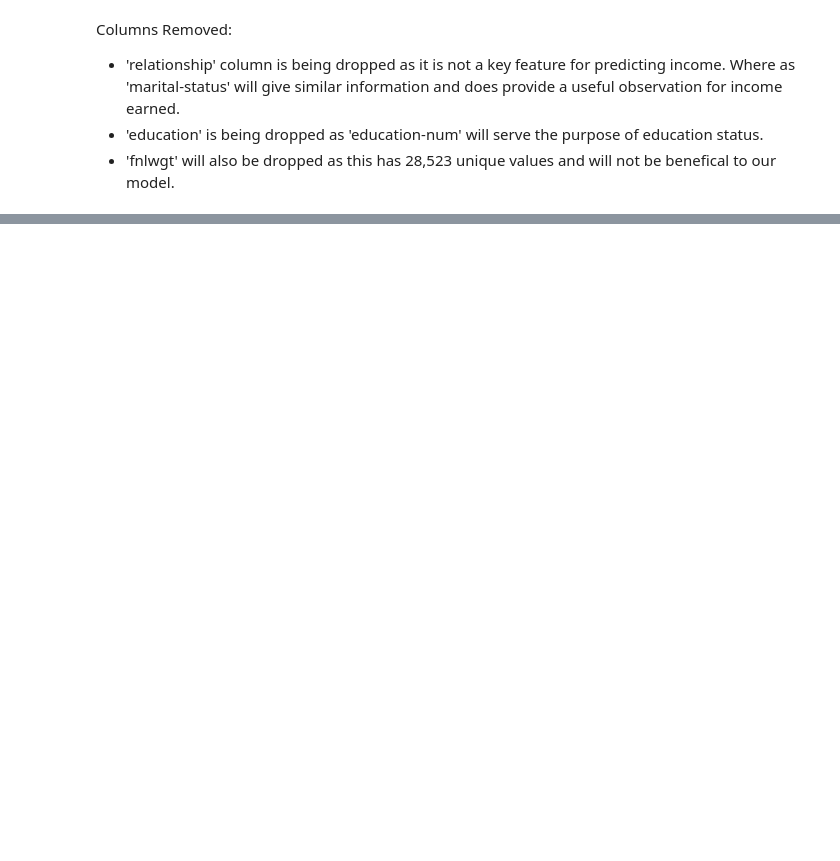
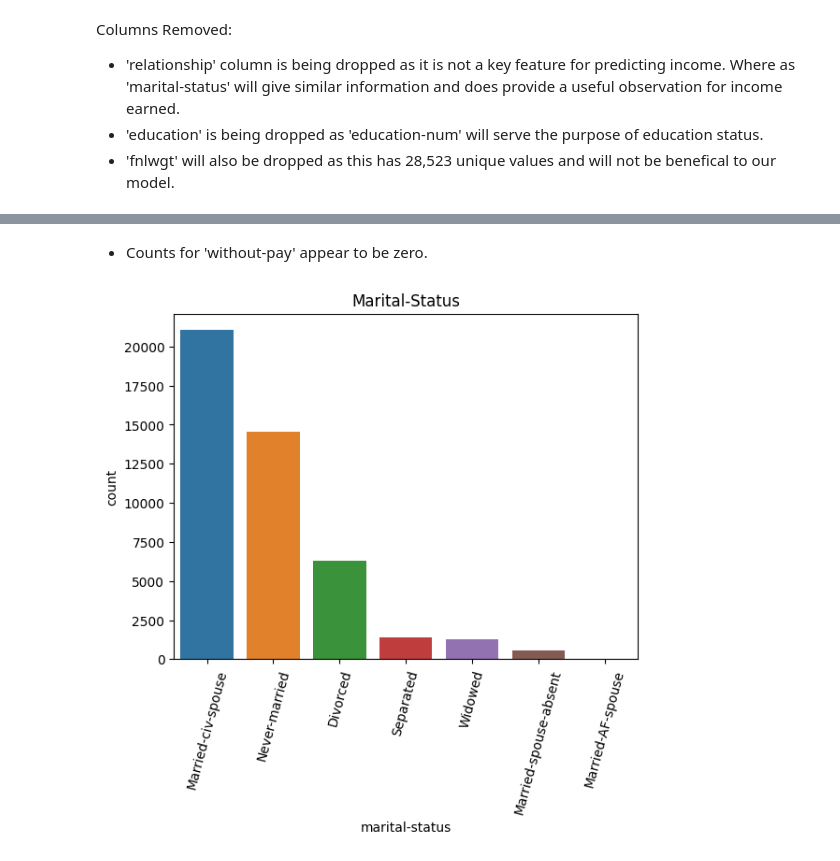
Before and after one commit to KDiBSilva/Adult_Income, a Jupyter notebook: Adult_Income.ipynb, the cells around one changed output, grey strips where cells are left out. Cells and saved outputs as stored; diff of their text form; code cells hidden in the pictures; blank space fills up the shorter version.

```diff
--- a/Adult_Income.ipynb
+++ b/Adult_Income.ipynb
@@ -349,0 +376,11 @@ Columns Removed:
+# %% [markdown]
+- Counts for 'without-pay' appear to be zero.
+# %%
+# countplot for 'marital-status' in decending order
+ax = sns.countplot(data = df, x= 'marital-status', order=df['marital-status'].value_counts().index)
+# title
+ax.set_title('Marital-Status')
+# rotate x labels
+ax.set_xticklabels(ax.get_xticklabels(), rotation=75);
+# %% [output]
+[figure, added]
```
Also changed, not shown: parts of 27 cells of this notebook.
